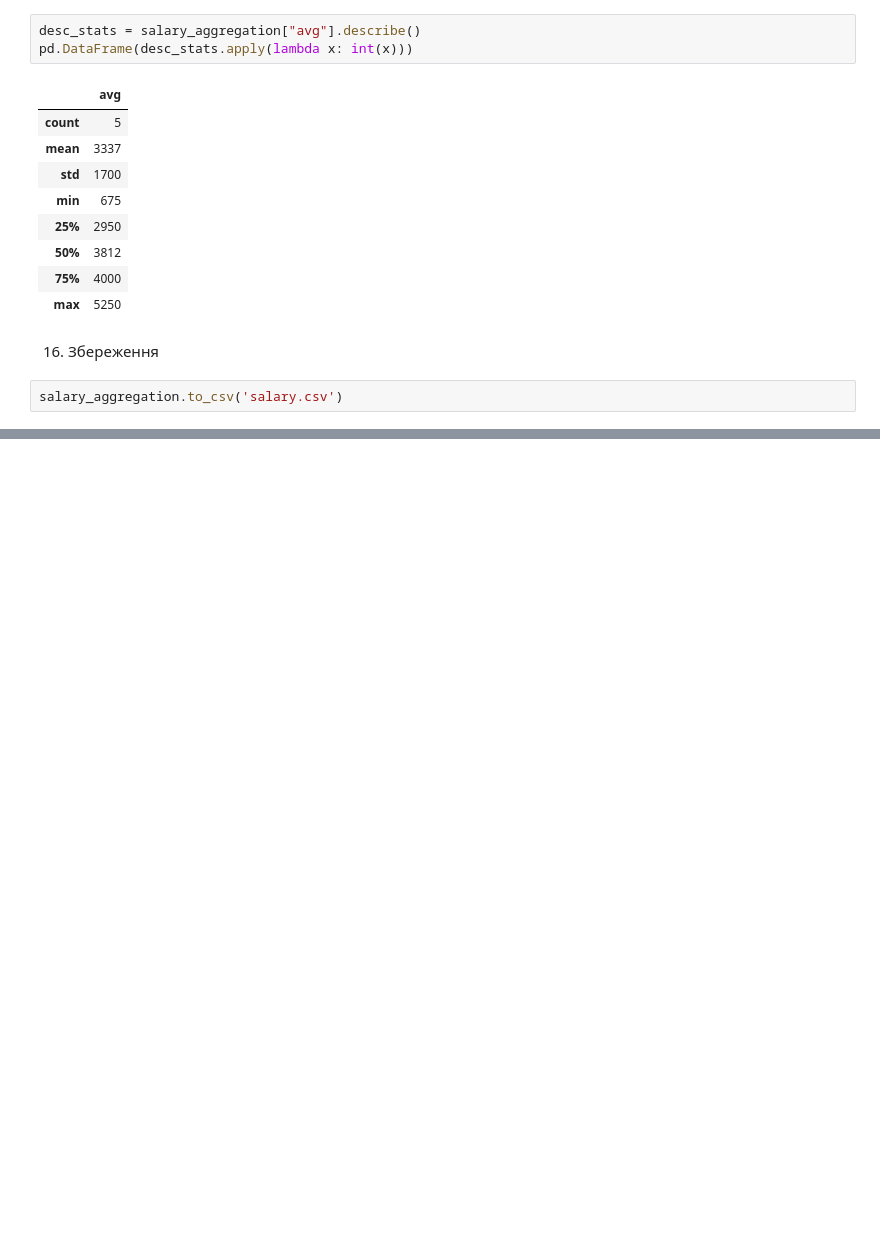
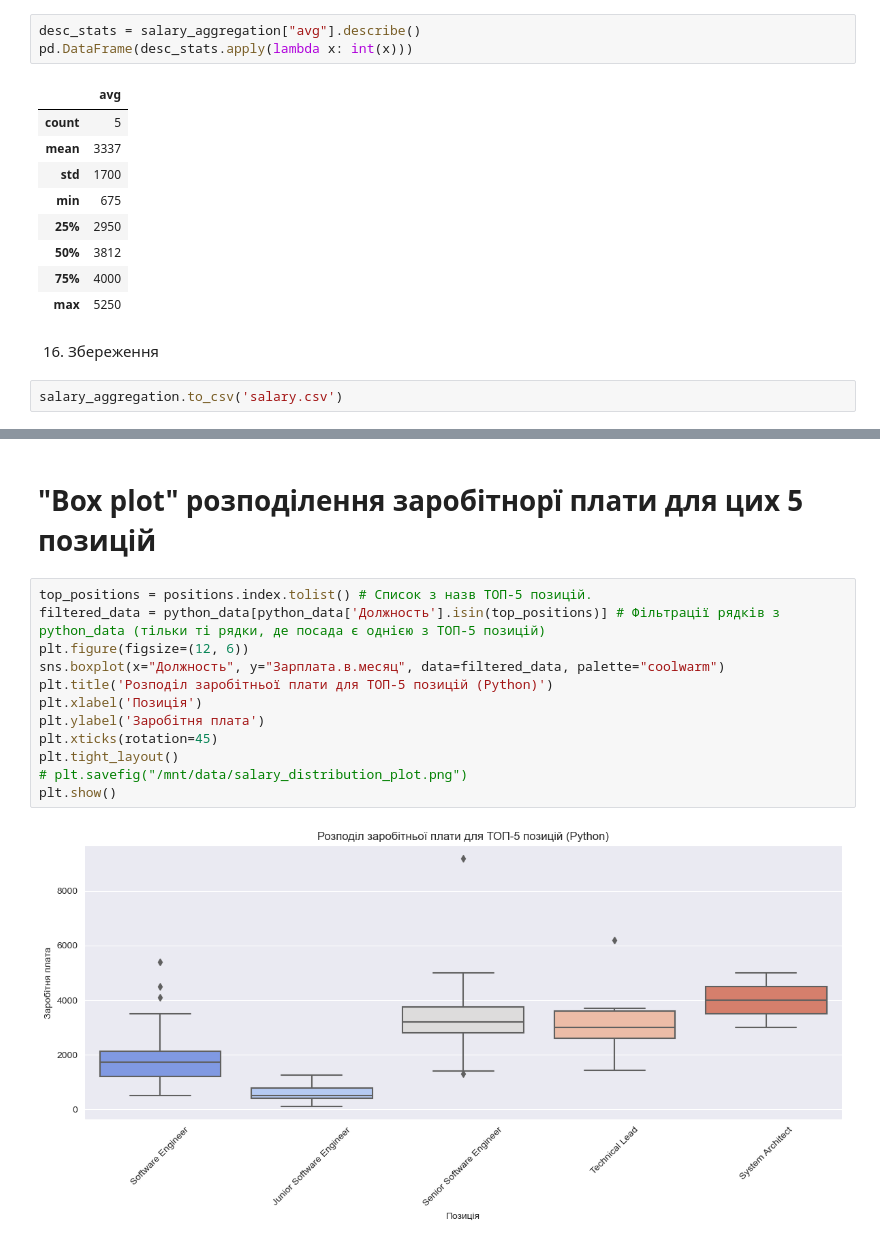
Before and after one commit to rattlingmars8/DS, a Jupyter notebook: HW2/HW2.2.ipynb, the cells around one changed output, grey strips where cells are left out. Saved outputs shown, nothing was run; the diff lists cells and outputs as text; blank space fills up the shorter version.

```diff
--- a/HW2/HW2.2.ipynb
+++ b/HW2/HW2.2.ipynb
@@ -199,0 +237,16 @@ salary_aggregation.to_csv('salary.csv')
+# %% [markdown]
+# "Box plot" розподілення заробітнорї плати для цих 5 позицій
+# %%
+top_positions = positions.index.tolist() # Список з назв ТОП-5 позицій.
+filtered_data = python_data[python_data['Должность'].isin(top_positions)] # Фільтрації рядків з python_data (тільки ті рядки, де посада є однією з ТОП-5 позицій)
+plt.figure(figsize=(12, 6))
+sns.boxplot(x="Должность", y="Зарплата.в.месяц", data=filtered_data, palette="coolwarm")
+plt.title('Розподіл заробітньої плати для ТОП-5 позицій (Python)')
+plt.xlabel('Позиція')
+plt.ylabel('Заробітня плата')
+plt.xticks(rotation=45)
+plt.tight_layout()
+# plt.savefig("/mnt/data/salary_distribution_plot.png")
+plt.show()
+# %% [output]
+[figure, added]
```
Also changed, not shown: parts of 7 cells of this notebook.
